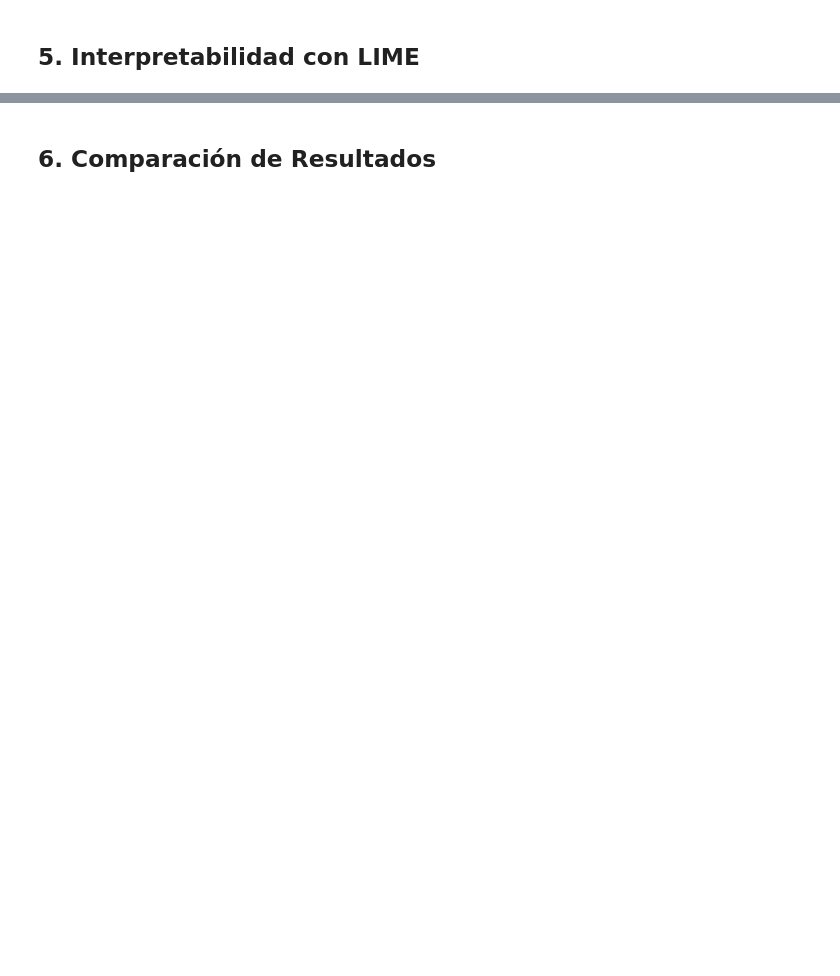
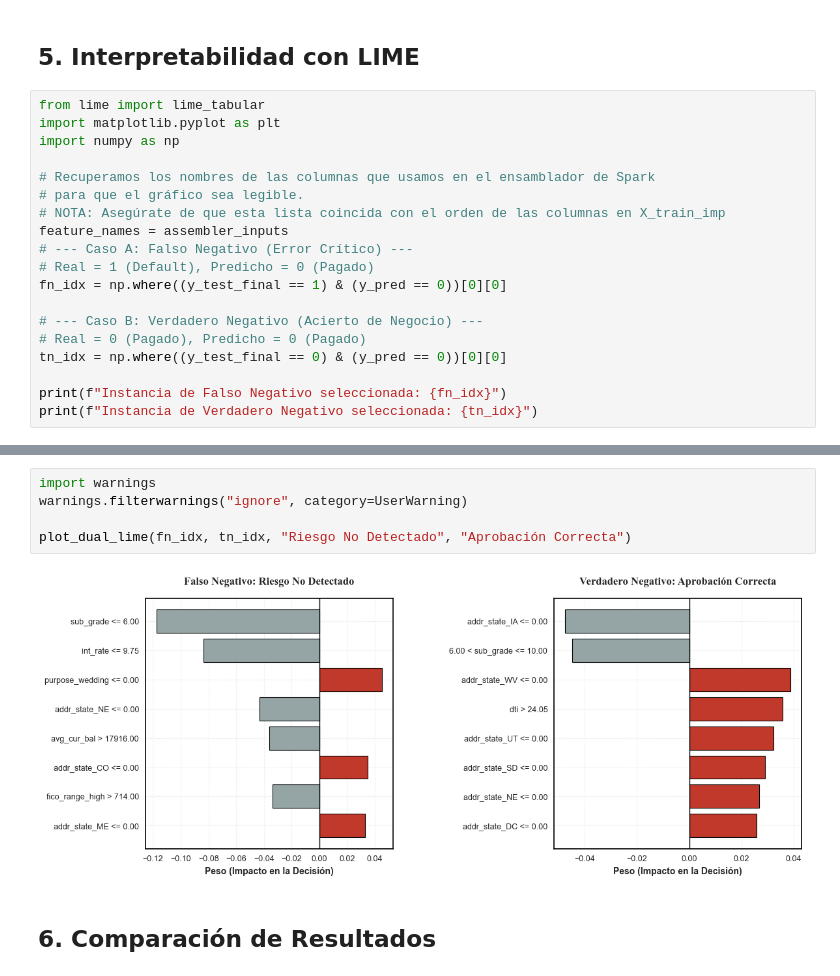
Before and after one commit to cjarango/lending-risk-pyspark, a Jupyter notebook: notebooks/EDA.ipynb, the cells around one changed output, grey strips where cells are left out. Cells and saved outputs as stored; diff of their text form; blank space fills up the shorter version.

```diff
--- a/notebooks/EDA.ipynb
+++ b/notebooks/EDA.ipynb
@@ -3750,2 +4020,21 @@ print("="*50)
 # %% [markdown]
 ## 5. Interpretabilidad con LIME
+# %%
+from lime import lime_tabular
+import matplotlib.pyplot as plt
+import numpy as np
+
+# Recuperamos los nombres de las columnas que usamos en el ensamblador de Spark
+# para que el gráfico sea legible.
+# NOTA: Asegúrate de que esta lista coincida con el orden de las columnas en X_train_imp
+feature_names = assembler_inputs
+# --- Caso A: Falso Negativo (Error Crítico) ---
+# Real = 1 (Default), Predicho = 0 (Pagado)
+fn_idx = np.where((y_test_final == 1) & (y_pred == 0))[0][0]
+
+# --- Caso B: Verdadero Negativo (Acierto de Negocio) ---
+# Real = 0 (Pagado), Predicho = 0 (Pagado)
+tn_idx = np.where((y_test_final == 0) & (y_pred == 0))[0][0]
+
+print(f"Instancia de Falso Negativo seleccionada: {fn_idx}")
+print(f"Instancia de Verdadero Negativo seleccionada: {tn_idx}")
@@ -3752,2 +4056,9 @@ print("="*50)
+# %%
+import warnings
+warnings.filterwarnings("ignore", category=UserWarning)
+
+plot_dual_lime(fn_idx, tn_idx, "Riesgo No Detectado", "Aprobación Correcta")
+# %% [output]
+[figure, added]
 # %% [markdown]
 ## 6. Comparación de Resultados
```
Also changed, not shown: parts of 14 cells of this notebook, 1 other file.
